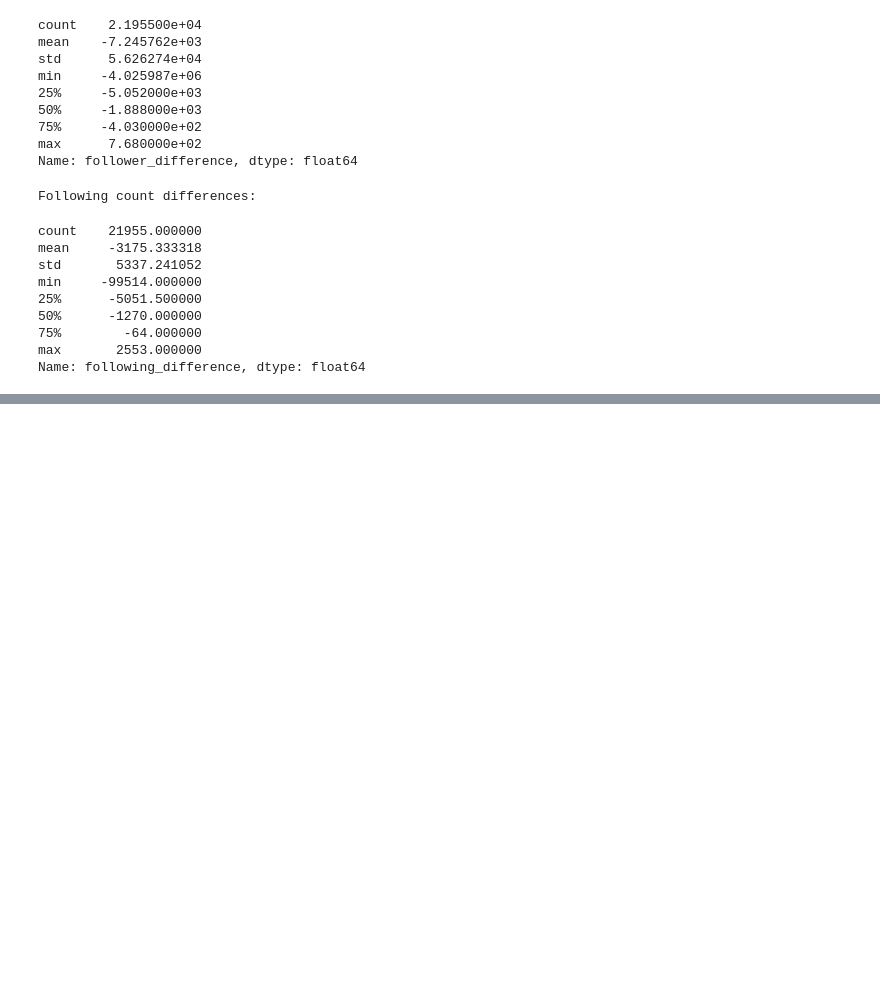
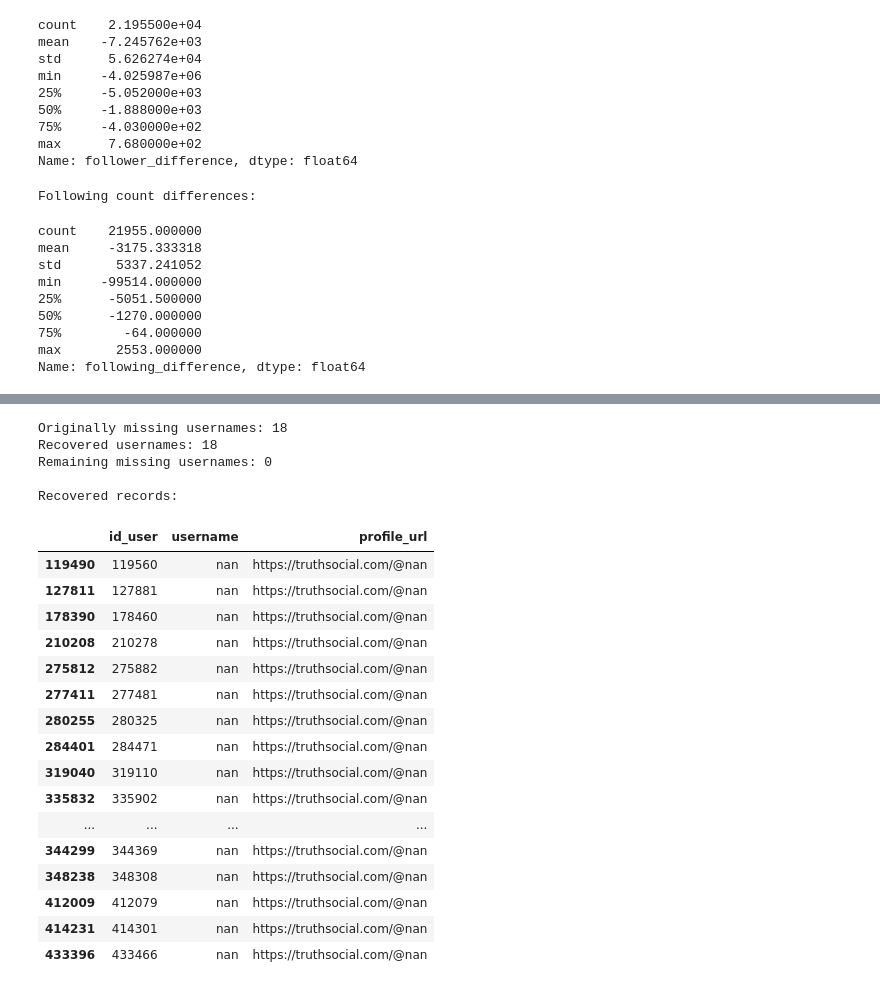
Before and after one commit to lorenzobuccolini03/Truth-Social-Analysis-and-Data-Warehousing---Decision-Support-Systems-, a Jupyter notebook: 01_assignment/01_11_clean_users.ipynb, the cells around one changed output, grey strips where cells are left out. Drawn from its saved outputs; the diff is of its cells as text; code cells hidden in the pictures; blank space fills up the shorter version.

```diff
--- a/01_assignment/01_11_clean_users.ipynb
+++ b/01_assignment/01_11_clean_users.ipynb
@@ -637,0 +1328,70 @@ Name: following_difference, dtype: float64
+# %%
+# Identify missing usernames before recovery
+df_users_clean["username_was_missing"] = (
+    df_users_clean["username"].isna()
+)
+
+# Extract usernames from valid profile URLs
+extracted_usernames = (
+    df_users_clean["profile_url"]
+    .str.extract(
+        r"(?i)^https?://(?:www\.)?truthsocial\.com/@([^/?#]+)/?$",
+        expand=False
+    )
+)
+
+# Identify recoverable missing usernames
+recoverable = (
+    df_users_clean["username"].isna()
+    & extracted_usernames.notna()
+)
+
+# Recover usernames
+df_users_clean.loc[
+    recoverable, "username"
+] = extracted_usernames.loc[recoverable]
+
+# Track imputed values
+df_users_clean["username_recovered_from_url"] = recoverable
+
+# Summarize recovery
+print("Originally missing usernames:",
+      df_users_clean["username_was_missing"].sum())
+
+print("Recovered usernames:",
+      recoverable.sum())
+
+print("Remaining missing usernames:",
+      df_users_clean["username"].isna().sum())
+
+print("\nRecovered records:")
+
+display(
+    df_users_clean.loc[
+        recoverable,
+        ["id_user", "username", "profile_url"]
+    ]
+)
+# %% [output]
+Originally missing usernames: 18
+Recovered usernames: 18
+Remaining missing usernames: 0
+
+Recovered records:
+|  | id_user | username | profile_url |
+| 119490 | 119560 | nan | https://truthsocial.com/@nan |
+| 127811 | 127881 | nan | https://truthsocial.com/@nan |
+| 178390 | 178460 | nan | https://truthsocial.com/@nan |
+| 210208 | 210278 | nan | https://truthsocial.com/@nan |
+| 275812 | 275882 | nan | https://truthsocial.com/@nan |
+| 277411 | 277481 | nan | https://truthsocial.com/@nan |
+| 280255 | 280325 | nan | https://truthsocial.com/@nan |
+| 284401 | 284471 | nan | https://truthsocial.com/@nan |
+| 319040 | 319110 | nan | https://truthsocial.com/@nan |
+| 335832 | 335902 | nan | https://truthsocial.com/@nan |
+| ... | ... | ... | ... |
+| 344299 | 344369 | nan | https://truthsocial.com/@nan |
+| 348238 | 348308 | nan | https://truthsocial.com/@nan |
+| 412009 | 412079 | nan | https://truthsocial.com/@nan |
+| 414231 | 414301 | nan | https://truthsocial.com/@nan |
+| 433396 | 433466 | nan | https://truthsocial.com/@nan |
```
Also changed, not shown: parts of 13 cells of this notebook, 3 other files.
